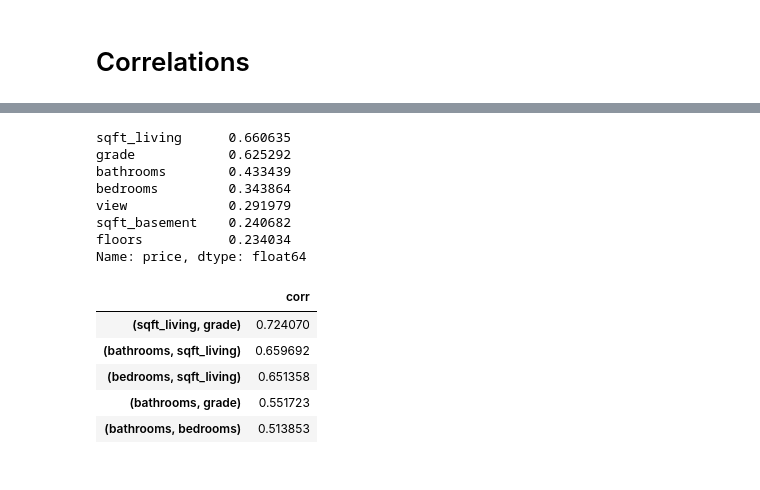
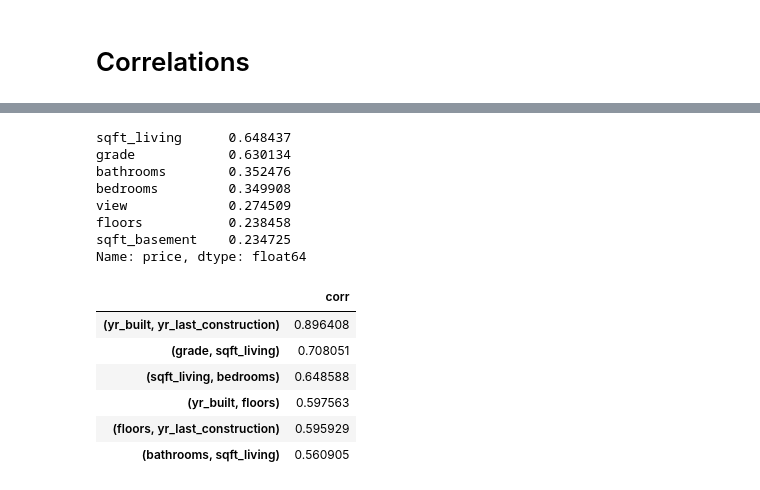
Before and after one commit to rlodetti/Housing_Project, a Jupyter notebook: EDA.ipynb, the cells around one changed output, grey strips where cells are left out. Drawn from its saved outputs; the diff is of its cells as text; code cells hidden in the pictures.

```diff
--- a/EDA.ipynb
+++ b/EDA.ipynb
@@ -5,4 +5,4 @@ import numpy as np
 import matplotlib.pyplot as plt
 import seaborn as sns
 sns.set_context("notebook")
-df = pd.read_csv('data/data_clean3.csv')
+df = pd.read_csv('data/data_clean.csv')
@@ -27,3 +11,13 @@ nums[:-1]
+# %%
+pair = [
+    'price', 'sqft_living', 'sqft_lot', 'sqft_basement', 'population',
+    'density', 'yr_built', 'yr_renovated', 'yr_last_construction'
+]
+
+barbox = [
+    'bedrooms', 'bathrooms', 'floors', 'grade', 'view', 'waterfront',
+    'greenbelt', 'nuisance', 'condition'
+]
 # %% [markdown]
 ## Visuals
 # %%
@@ -74,34 +65,35 @@ sns.heatmap(df[nums].corr().abs(),annot=True,ax=ax);
 # %%
 # Sorting the numerical variables by their correlation to price.
-price_corr = df[nums].corr()['price'].sort_values(ascending=False)
+price_corr = df[pair+barbox].corr()['price'].sort_values(ascending=False)
 price_corr = price_corr[price_corr.between(.2,.99)]
 price_corr
 
 # To select numerical features, I set a threashold of a correlation of 0.2.
 # %% [output]
-sqft_living      0.660635
-grade            0.625292
-bathrooms        0.433439
-bedrooms         0.343864
-view             0.291979
-sqft_basement    0.240682
-floors           0.234034
+sqft_living      0.648437
+grade            0.630134
+bathrooms        0.352476
+bedrooms         0.349908
+view             0.274509
+floors           0.238458
+sqft_basement    0.234725
 Name: price, dtype: float64
 # %%
 # Looking for multicollinearity by sorting pair-wise correlations between numerical variables.
-corr_df = df[nums[:-1]].corr().abs().stack().reset_index().sort_values(0, ascending=False)
+corr_df = df[pair[1:]+barbox].corr().abs().stack().reset_index().sort_values(0, ascending=False)
 corr_df.index = list(zip(corr_df.level_0, corr_df.level_1))
 corr_df.drop(columns=['level_1', 'level_0'], inplace = True)
 corr_df.rename(columns={0:'corr'},inplace=True)
 corr_df = corr_df[corr_df['corr'].between(.5,.99)]
 corr_df.drop_duplicates(subset=['corr'],inplace=True)
 corr_df
 # Since sqft_living and grade have a correlation above 0.7, I will not include both in my model
 # to avoid multicollinearity. Since sqft_living is more correlated with price, we will drop grade.
 # %% [output]
 |  | corr |
-| (sqft_living, grade) | 0.724070 |
-| (bathrooms, sqft_living) | 0.659692 |
-| (bedrooms, sqft_living) | 0.651358 |
-| (bathrooms, grade) | 0.551723 |
-| (bathrooms, bedrooms) | 0.513853 |
+| (yr_built, yr_last_construction) | 0.896408 |
+| (grade, sqft_living) | 0.708051 |
+| (sqft_living, bedrooms) | 0.648588 |
+| (yr_built, floors) | 0.597563 |
+| (floors, yr_last_construction) | 0.595929 |
+| (bathrooms, sqft_living) | 0.560905 |
```
Also changed, not shown: parts of 8 cells of this notebook, 9 other files.
